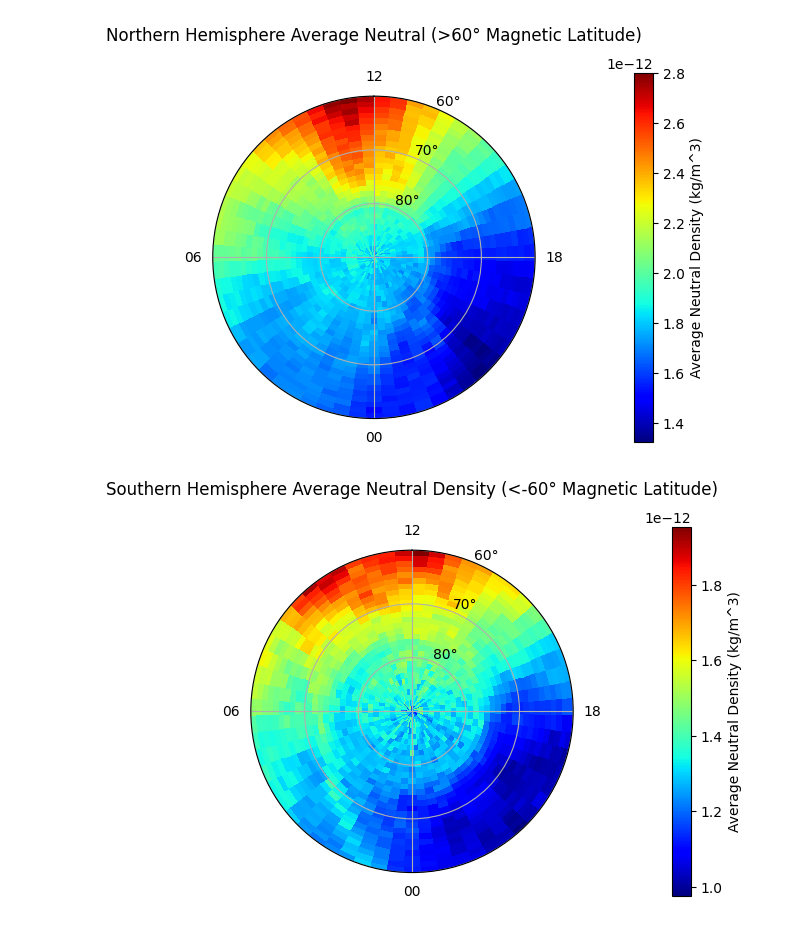
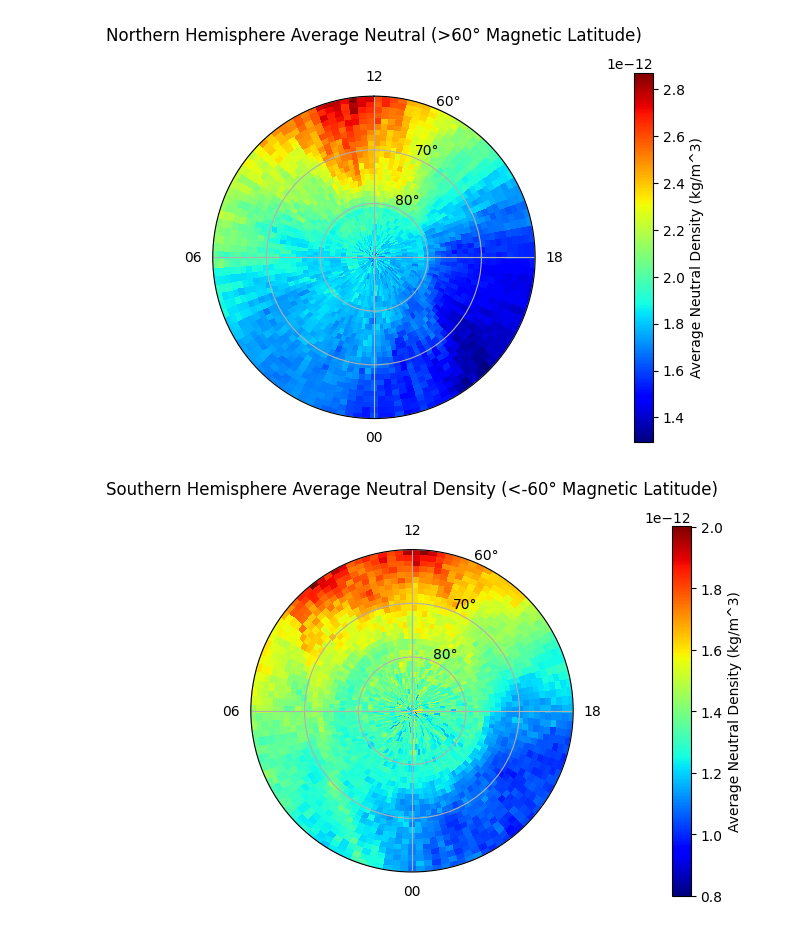
Before and after one commit to mrpatrick1991/perceptive_techeval, a Jupyter notebook: notebooks/perturbation_analysis_redux.ipynb, the cells around one changed output. Saved outputs shown, nothing was run; the diff lists cells and outputs as text; code cells hidden in the pictures.

Commit message:
finish magnetic polar plots

```diff
--- a/notebooks/perturbation_analysis_redux.ipynb
+++ b/notebooks/perturbation_analysis_redux.ipynb
@@ -175,5 +158,5 @@ shape: (3_155_040, 47)
 # %%
-champ_dir = "/Users/patrick/Dev/perceptive_techeval/champ_l2/"
+champ_dir = "/Users/patrick/Dev/perceptive_techeval/data/champ_l2/"
 
 df_arr = []
 for file in os.listdir(champ_dir):
@@ -318,6 +284,6 @@ plt.show()
 # %%
 lat_bins = np.deg2rad(np.linspace(60, 90, 30))  # Radial bins from 60 to 90 degrees for both hemispheres
-mlt_bins = np.linspace(0, 2 * np.pi, 60)  # MLT from 0 to 24 hours in radians
+mlt_bins = np.linspace(0, 2 * np.pi, 120)  # MLT from 0 to 24 hours in radians
 
 # Initialize histograms for North and South Hemispheres
 north_hist = np.zeros((len(mlt_bins) - 1, len(lat_bins) - 1))
@@ -383,32 +349,32 @@ ax.set_xticks(mlt_ticks)
 ax.set_xticklabels(mlt_labels)
 ax.set_theta_zero_location("N")  # Set 12 (noon) at the top
 ax.set_theta_direction(-1)  # Clockwise direction
 
 # Set custom radial ticks in degrees for Northern Hemisphere
 radial_ticks_north = [80, 70, 60]
 ax.set_yticks(np.deg2rad(radial_ticks_north))
 ax.set_yticklabels([f"{tick}°" for tick in radial_ticks_north])
 
 # Plot for Southern Hemisphere
 fig, ax = plt.subplots(subplot_kw=dict(projection="polar"))
 ax.set_ylim(np.deg2rad(90), np.deg2rad(60))  # Invert the radial axis to have 90° at the center and 60° at the outer edge
 
 pc = ax.pcolormesh(A_south, R_south, avg_south_density.T, cmap="jet")
 fig.colorbar(pc, ax=ax, label="Average Neutral Density (kg/m^3)", pad=.2)
 ax.set_title("Southern Hemisphere Average Neutral Density (<-60° Magnetic Latitude)\n")
 
 # Set MLT ticks in hours for Southern Hemisphere
 ax.set_xticks(mlt_ticks)
 ax.set_xticklabels(mlt_labels)
 ax.set_theta_zero_location("N")  # Set 12 (noon) at the top
 ax.set_theta_direction(-1)  # Clockwise direction
 
 # Set custom radial ticks in degrees for Southern Hemisphere
 radial_ticks_south = [80, 70, 60]
 ax.set_yticks(np.deg2rad(radial_ticks_south))
 ax.set_yticklabels([f"{tick}°" for tick in radial_ticks_south])
 
 plt.show()
 # %% [output]
-[figure, old version]
+[figure, new version]
-[figure, old version]
+[figure, new version]
```
Also changed, not shown: parts of 4 cells of this notebook, 1 other file.
